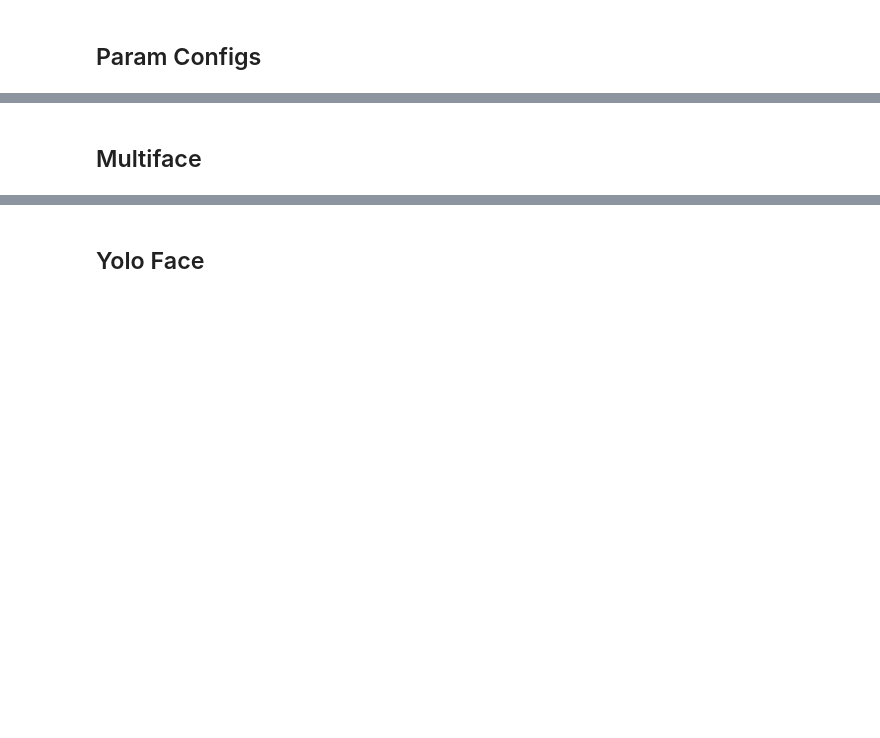
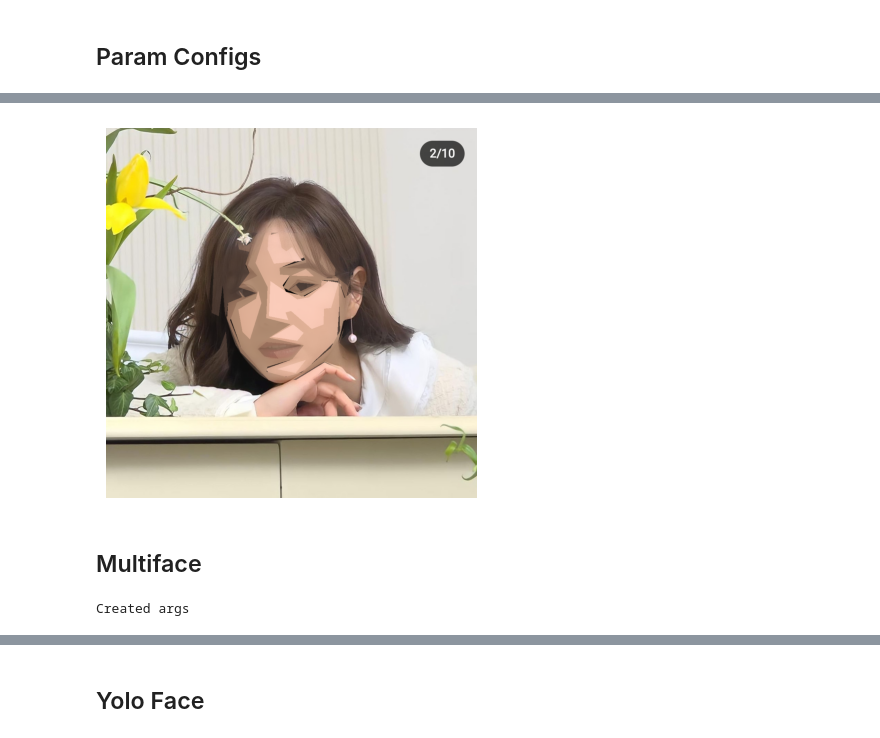
Before and after one commit to vinayak19th/Aesthetic-Face-De-Identification, a Jupyter notebook: python_experiments/CutOutFilter.ipynb, the cells around one changed output, grey strips where cells are left out. Cells and saved outputs as stored; diff of their text form; code cells hidden in the pictures; blank space fills up the shorter version.

Commit message:
Creaded masking blend in python

```diff
--- a/python_experiments/CutOutFilter.ipynb
+++ b/python_experiments/CutOutFilter.ipynb
@@ -89,6 +92,18 @@ def get_crops(image):
     for (x, y, w, h) in faces:
         crop_images.append(image[y:y+h, x:x+w])
     return faces , crop_images
+# %%
+def smooth_blend(fitler:np.ndarray,orig:np.ndarray,coordinates:tuple,mask:np):
+    """
+        coordinates: (y,y+h,x,x+w)
+    """
+    print(mask.shape)
+    mask= cv2.resize(mask,fitler.shape[:2])/255
+    a_channels = cv2.split(orig[coordinates[0]:coordinates[1], coordinates[2]:coordinates[3]])
+    b_channels = cv2.split(canvas)
+    o_channels = np.add(np.multiply(a_channels,mask),np.multiply(b_channels,(1-mask)))
+    orig[coordinates[0]:coordinates[1], coordinates[2]:coordinates[3]] = cv2.merge(o_channels)
+    return orig
 # %%
 """argp = argparse.ArgumentParser(description='Cutout filter.')
 argp.add_argument('-in-file', type=str, required=True)
@@ -213,3 +279,10 @@ NameError: name 'metadata' is not defined
+# %%
+alpha = cv2.imread('mask5.png',0).astype(np.float32)
+orig = cv2.imread(args.in_file)
+orig = smooth_blend(canvas,orig,coordinates=(y,y+h, x,x+w),mask=alpha)
+show(orig)
+# %% [output]
+[figure, added]
 # %%
 def merge_images(file1, file2):
     """Merge two images into one, displayed side by side
@@ -240,7 +313,7 @@ stitch.save("./compare.png")
 ## Multiface
 # %%
 class Args:
-    in_file="Batman.jpg"
+    in_file="crowd.jpg"
     out_file = "outs/"+in_file.split('.')[0]+".png"
     blur_kernel = 5
     n_clusters = 3
@@ -261,5 +334,7 @@ class Args:
 
 args = Args()
 metadata= args.get_metadata()
+# %% [output]
+Created args
 # %%
 metadata
```
Also changed, not shown: parts of 28 cells of this notebook, 11 other files.
